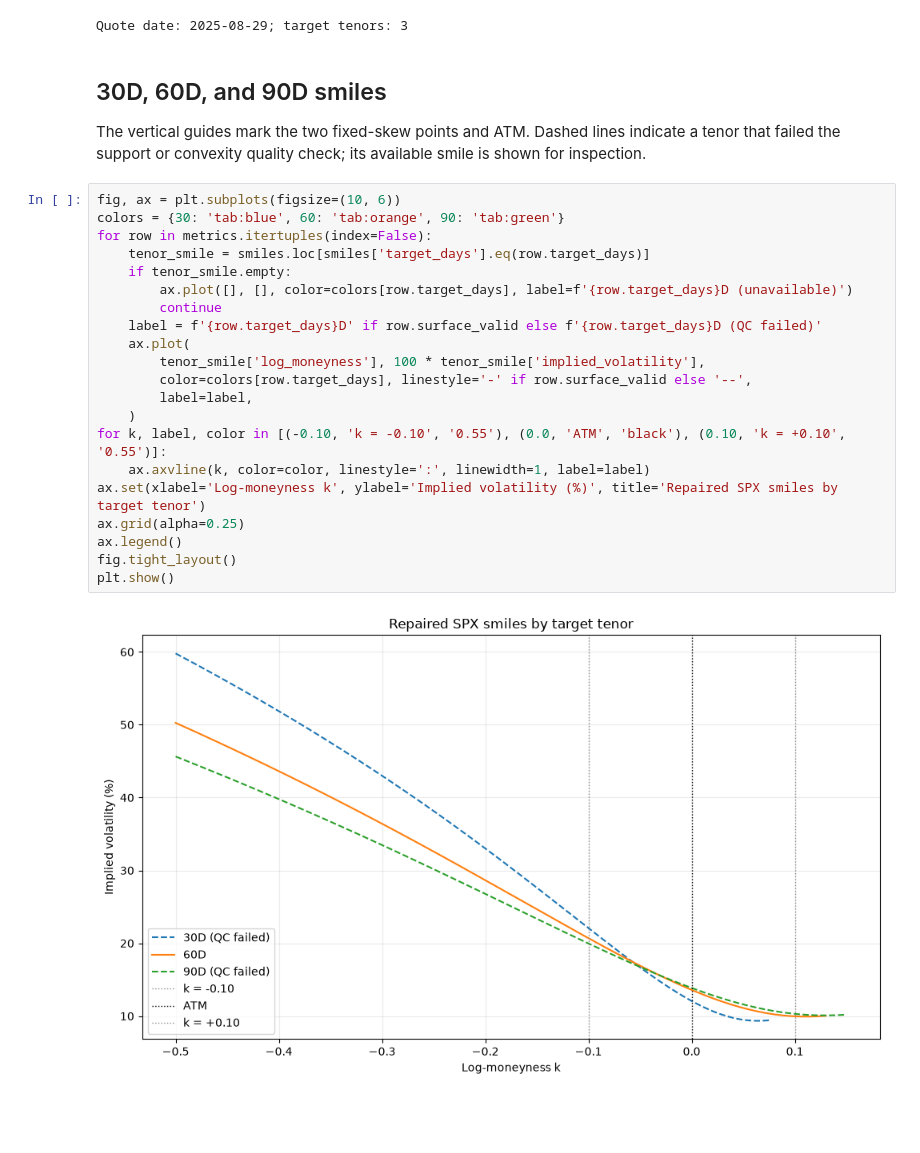
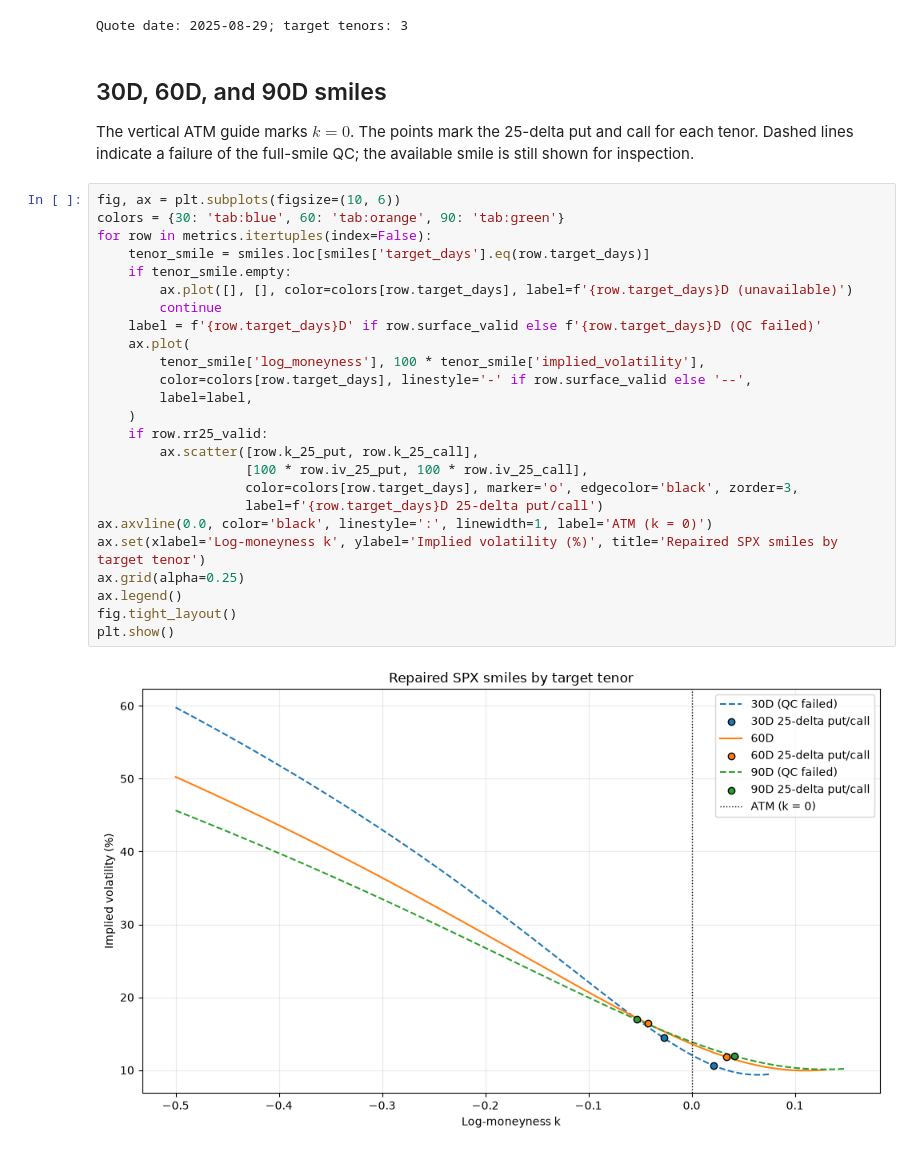
Before and after one commit to MMillward2012/Volatility-Forecasting-and-Options-Trading, a Jupyter notebook: notebooks/skew_metrics_diagnostics.ipynb, the cells around one changed output. Drawn from its saved outputs; the diff is of its cells as text; blank space fills up the shorter version.

Commit message:
Refine tenor skew metrics and quality flags

```diff
--- a/notebooks/skew_metrics_diagnostics.ipynb
+++ b/notebooks/skew_metrics_diagnostics.ipynb
@@ -34,30 +34,34 @@ Quote date: 2025-08-29; target tenors: 3
 # %% [markdown]
 ## 30D, 60D, and 90D smiles
 
-The vertical guides mark the two fixed-skew points and ATM. Dashed lines indicate a tenor that failed the support or convexity quality check; its available smile is shown for inspection.
+The vertical ATM guide marks $k=0$. The points mark the 25-delta put and call for each tenor. Dashed lines indicate a failure of the full-smile QC; the available smile is still shown for inspection.
 # %%
 fig, ax = plt.subplots(figsize=(10, 6))
 colors = {30: 'tab:blue', 60: 'tab:orange', 90: 'tab:green'}
 for row in metrics.itertuples(index=False):
     tenor_smile = smiles.loc[smiles['target_days'].eq(row.target_days)]
     if tenor_smile.empty:
         ax.plot([], [], color=colors[row.target_days], label=f'{row.target_days}D (unavailable)')
         continue
     label = f'{row.target_days}D' if row.surface_valid else f'{row.target_days}D (QC failed)'
     ax.plot(
         tenor_smile['log_moneyness'], 100 * tenor_smile['implied_volatility'],
         color=colors[row.target_days], linestyle='-' if row.surface_valid else '--',
         label=label,
     )
-for k, label, color in [(-0.10, 'k = -0.10', '0.55'), (0.0, 'ATM', 'black'), (0.10, 'k = +0.10', '0.55')]:
-    ax.axvline(k, color=color, linestyle=':', linewidth=1, label=label)
+    if row.rr25_valid:
+        ax.scatter([row.k_25_put, row.k_25_call],
+                   [100 * row.iv_25_put, 100 * row.iv_25_call],
+                   color=colors[row.target_days], marker='o', edgecolor='black', zorder=3,
+                   label=f'{row.target_days}D 25-delta put/call')
+ax.axvline(0.0, color='black', linestyle=':', linewidth=1, label='ATM (k = 0)')
 ax.set(xlabel='Log-moneyness k', ylabel='Implied volatility (%)', title='Repaired SPX smiles by target tenor')
 ax.grid(alpha=0.25)
 ax.legend()
 fig.tight_layout()
 plt.show()
 # %% [output]
-[figure, old version]
+[figure, new version]
 # %% [markdown]
 ## Skew measures and quality flags
 
```
Also changed, not shown: parts of 3 cells of this notebook, 4 other files.
